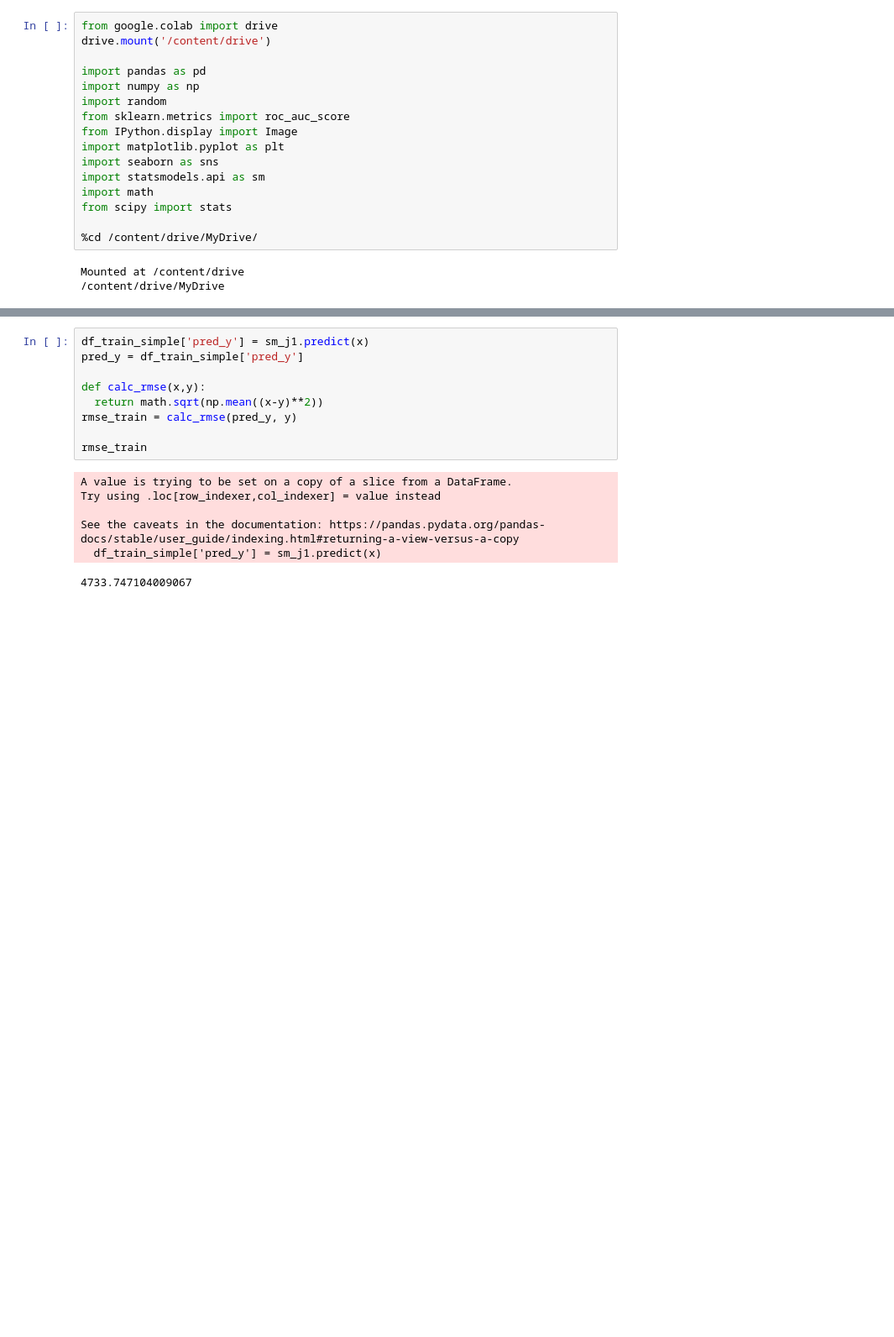
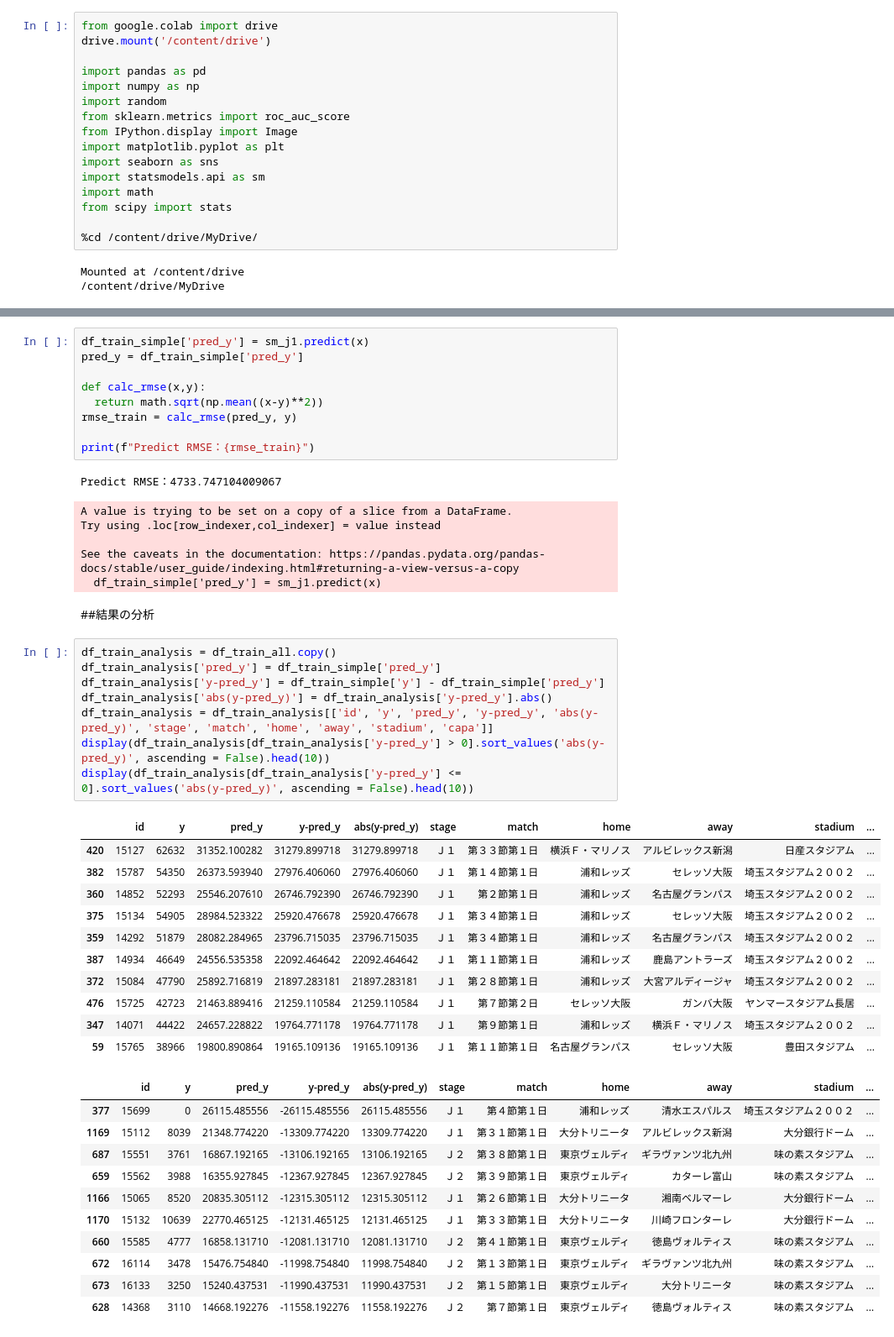
Before and after one commit to ryunino/competition-code, a Jupyter notebook: signate_JLeagueAttendancePredictor.ipynb, the cells around one changed output, grey strips where cells are left out. Shown at 84% size. Cells and saved outputs as stored; diff of their text form; blank space fills up the shorter version.

```diff
--- a/signate_JLeagueAttendancePredictor.ipynb
+++ b/signate_JLeagueAttendancePredictor.ipynb
@@ -199,11 +205,44 @@ def calc_rmse(x,y):
   return math.sqrt(np.mean((x-y)**2))
 rmse_train = calc_rmse(pred_y, y)
 
-rmse_train
+print(f"Predict RMSE：{rmse_train}")
 # %% [output]
-A value is trying to be set on a copy of a slice from a DataFrame.
-Try using .loc[row_indexer,col_indexer] = value instead
-
-See the caveats in the documentation: https://pandas.pydata.org/pandas-docs/stable/user_guide/indexing.html#returning-a-view-versus-a-copy
-  df_train_simple['pred_y'] = sm_j1.predict(x)
+Predict RMSE：4733.747104009067
-4733.747104009067
+A value is trying to be set on a copy of a slice from a DataFrame.
+Try using .loc[row_indexer,col_indexer] = value instead
+
+See the caveats in the documentation: https://pandas.pydata.org/pandas-docs/stable/user_guide/indexing.html#returning-a-view-versus-a-copy
+  df_train_simple['pred_y'] = sm_j1.predict(x)
+# %% [markdown]
+##結果の分析
+# %%
+df_train_analysis = df_train_all.copy()
+df_train_analysis['pred_y'] = df_train_simple['pred_y']
+df_train_analysis['y-pred_y'] = df_train_simple['y'] - df_train_simple['pred_y']
+df_train_analysis['abs(y-pred_y)'] = df_train_analysis['y-pred_y'].abs()
+df_train_analysis = df_train_analysis[['id', 'y', 'pred_y', 'y-pred_y', 'abs(y-pred_y)', 'stage', 'match', 'home', 'away', 'stadium', 'capa']]
+display(df_train_analysis[df_train_analysis['y-pred_y'] > 0].sort_values('abs(y-pred_y)', ascending = False).head(10))
+display(df_train_analysis[df_train_analysis['y-pred_y'] <= 0].sort_values('abs(y-pred_y)', ascending = False).head(10))
+# %% [output]
+|  | id | y | pred_y | y-pred_y | abs(y-pred_y) | stage | match | home | away | stadium | ... |
+| 420 | 15127 | 62632 | 31352.100282 | 31279.899718 | 31279.899718 | Ｊ１ | 第３３節第１日 | 横浜Ｆ・マリノス | アルビレックス新潟 | 日産スタジアム | ... |
+| 382 | 15787 | 54350 | 26373.593940 | 27976.406060 | 27976.406060 | Ｊ１ | 第１４節第１日 | 浦和レッズ | セレッソ大阪 | 埼玉スタジアム２００２ | ... |
+| 360 | 14852 | 52293 | 25546.207610 | 26746.792390 | 26746.792390 | Ｊ１ | 第２節第１日 | 浦和レッズ | 名古屋グランパス | 埼玉スタジアム２００２ | ... |
+| 375 | 15134 | 54905 | 28984.523322 | 25920.476678 | 25920.476678 | Ｊ１ | 第３４節第１日 | 浦和レッズ | セレッソ大阪 | 埼玉スタジアム２００２ | ... |
+| 359 | 14292 | 51879 | 28082.284965 | 23796.715035 | 23796.715035 | Ｊ１ | 第３４節第１日 | 浦和レッズ | 名古屋グランパス | 埼玉スタジアム２００２ | ... |
+| 387 | 14934 | 46649 | 24556.535358 | 22092.464642 | 22092.464642 | Ｊ１ | 第１１節第１日 | 浦和レッズ | 鹿島アントラーズ | 埼玉スタジアム２００２ | ... |
+| 372 | 15084 | 47790 | 25892.716819 | 21897.283181 | 21897.283181 | Ｊ１ | 第２８節第１日 | 浦和レッズ | 大宮アルディージャ | 埼玉スタジアム２００２ | ... |
+| 476 | 15725 | 42723 | 21463.889416 | 21259.110584 | 21259.110584 | Ｊ１ | 第７節第２日 | セレッソ大阪 | ガンバ大阪 | ヤンマースタジアム長居 | ... |
+| 347 | 14071 | 44422 | 24657.228822 | 19764.771178 | 19764.771178 | Ｊ１ | 第９節第１日 | 浦和レッズ | 横浜Ｆ・マリノス | 埼玉スタジアム２００２ | ... |
+| 59 | 15765 | 38966 | 19800.890864 | 19165.109136 | 19165.109136 | Ｊ１ | 第１１節第１日 | 名古屋グランパス | セレッソ大阪 | 豊田スタジアム | ... |
+|  | id | y | pred_y | y-pred_y | abs(y-pred_y) | stage | match | home | away | stadium | ... |
+| 377 | 15699 | 0 | 26115.485556 | -26115.485556 | 26115.485556 | Ｊ１ | 第４節第１日 | 浦和レッズ | 清水エスパルス | 埼玉スタジアム２００２ | ... |
+| 1169 | 15112 | 8039 | 21348.774220 | -13309.774220 | 13309.774220 | Ｊ１ | 第３１節第１日 | 大分トリニータ | アルビレックス新潟 | 大分銀行ドーム | ... |
+| 687 | 15551 | 3761 | 16867.192165 | -13106.192165 | 13106.192165 | Ｊ２ | 第３８節第１日 | 東京ヴェルディ | ギラヴァンツ北九州 | 味の素スタジアム | ... |
+| 659 | 15562 | 3988 | 16355.927845 | -12367.927845 | 12367.927845 | Ｊ２ | 第３９節第１日 | 東京ヴェルディ | カターレ富山 | 味の素スタジアム | ... |
+| 1166 | 15065 | 8520 | 20835.305112 | -12315.305112 | 12315.305112 | Ｊ１ | 第２６節第１日 | 大分トリニータ | 湘南ベルマーレ | 大分銀行ドーム | ... |
+| 1170 | 15132 | 10639 | 22770.465125 | -12131.465125 | 12131.465125 | Ｊ１ | 第３３節第１日 | 大分トリニータ | 川崎フロンターレ | 大分銀行ドーム | ... |
+| 660 | 15585 | 4777 | 16858.131710 | -12081.131710 | 12081.131710 | Ｊ２ | 第４１節第１日 | 東京ヴェルディ | 徳島ヴォルティス | 味の素スタジアム | ... |
+| 672 | 16114 | 3478 | 15476.754840 | -11998.754840 | 11998.754840 | Ｊ２ | 第１３節第１日 | 東京ヴェルディ | ギラヴァンツ北九州 | 味の素スタジアム | ... |
+| 673 | 16133 | 3250 | 15240.437531 | -11990.437531 | 11990.437531 | Ｊ２ | 第１５節第１日 | 東京ヴェルディ | 大分トリニータ | 味の素スタジアム | ... |
+| 628 | 14368 | 3110 | 14668.192276 | -11558.192276 | 11558.192276 | Ｊ２ | 第７節第１日 | 東京ヴェルディ | 徳島ヴォルティス | 味の素スタジアム | ... |
```
Also changed, not shown: parts of 7 cells of this notebook.
